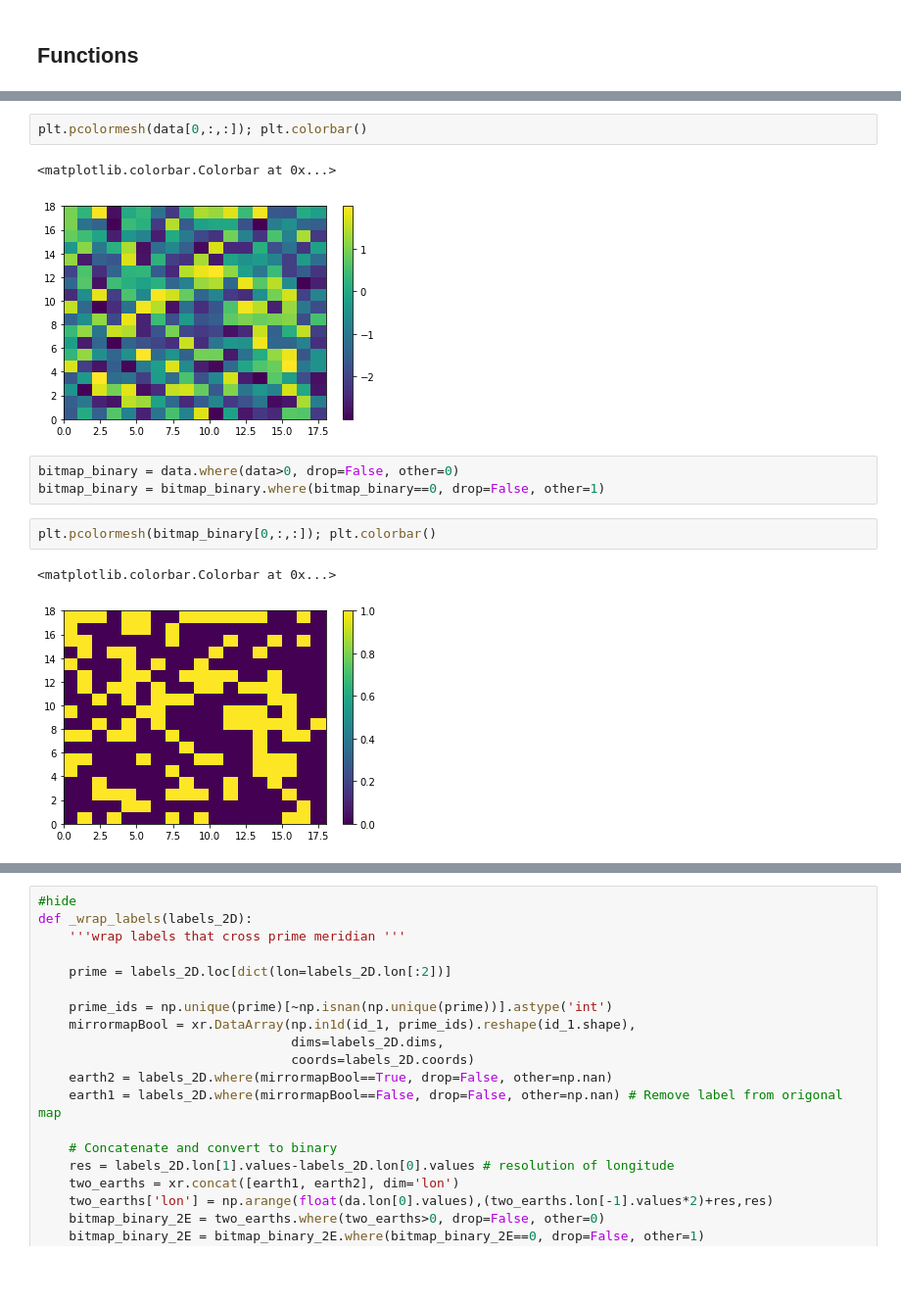
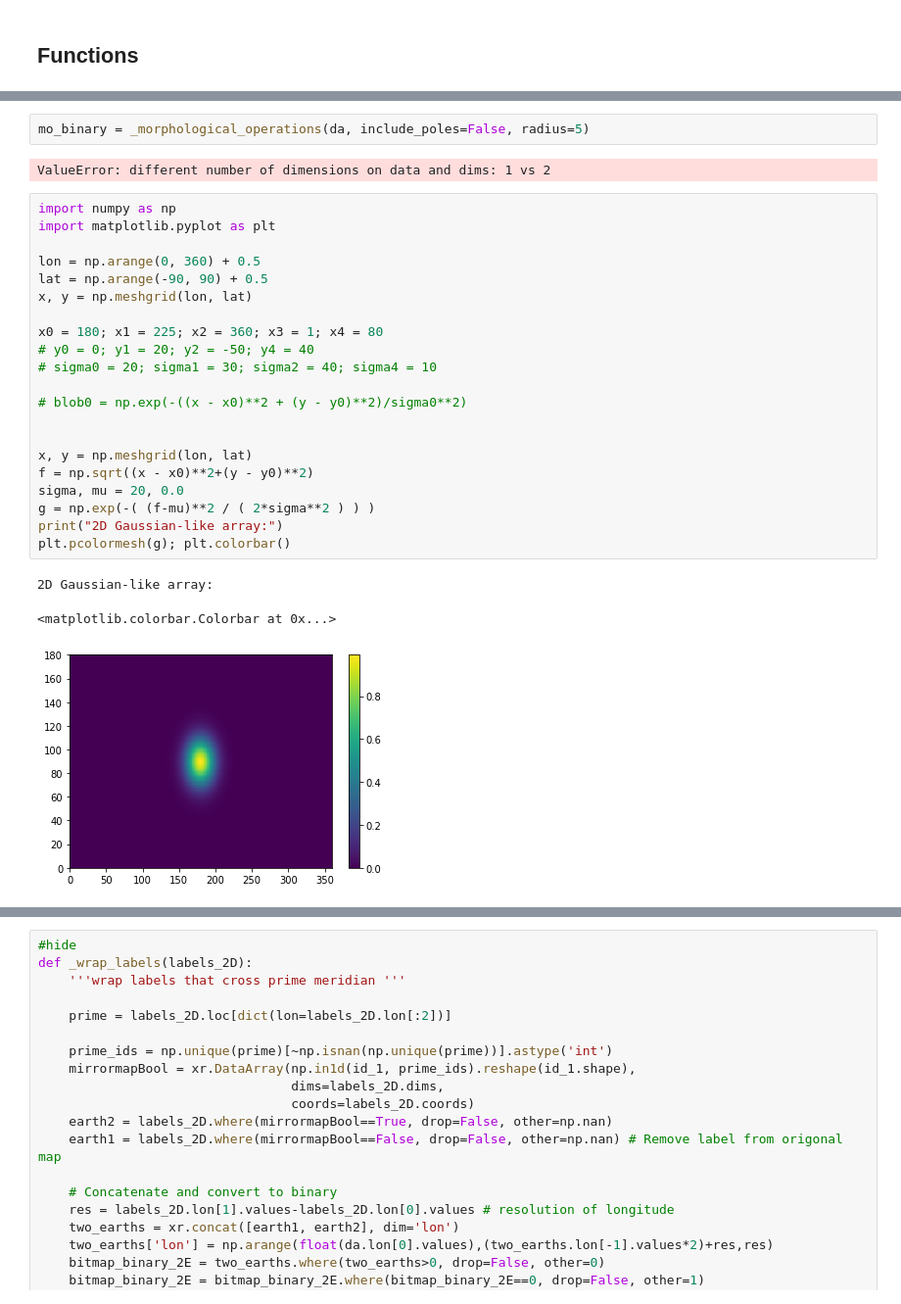
Before and after one commit to rabernat/ocetrac, a Jupyter notebook: 00_core.ipynb, the cells around one changed output, grey strips where cells are left out. Shown at 98% size. Saved outputs shown, nothing was run; the diff lists cells and outputs as text; blank space fills up the shorter version.

```diff
--- a/00_core.ipynb
+++ b/00_core.ipynb
@@ -120,13 +81,29 @@ plt.contourf(mo_binary[0,:,:]); plt.colorbar()
-# %%
-plt.pcolormesh(data[0,:,:]); plt.colorbar()
-# %% [output]
-<matplotlib.colorbar.Colorbar at 0x...>
-[figure, removed]
-# %%
-bitmap_binary = data.where(data>0, drop=False, other=0)
-bitmap_binary = bitmap_binary.where(bitmap_binary==0, drop=False, other=1)
-# %%
-plt.pcolormesh(bitmap_binary[0,:,:]); plt.colorbar()
-# %% [output]
-<matplotlib.colorbar.Colorbar at 0x...>
-[figure, removed]
+# %%
+mo_binary = _morphological_operations(da, include_poles=False, radius=5)
+# %% [output]
+ValueError: different number of dimensions on data and dims: 1 vs 2
+# %%
+import numpy as np
+import matplotlib.pyplot as plt
+
+lon = np.arange(0, 360) + 0.5
+lat = np.arange(-90, 90) + 0.5
+x, y = np.meshgrid(lon, lat)
+
+x0 = 180; x1 = 225; x2 = 360; x3 = 1; x4 = 80
+# y0 = 0; y1 = 20; y2 = -50; y4 = 40
+# sigma0 = 20; sigma1 = 30; sigma2 = 40; sigma4 = 10
+
+# blob0 = np.exp(-((x - x0)**2 + (y - y0)**2)/sigma0**2)
+
+
+x, y = np.meshgrid(lon, lat)
+f = np.sqrt((x - x0)**2+(y - y0)**2)
+sigma, mu = 20, 0.0
+g = np.exp(-( (f-mu)**2 / ( 2*sigma**2 ) ) )
+print("2D Gaussian-like array:")
+plt.pcolormesh(g); plt.colorbar()
+# %% [output]
+2D Gaussian-like array:
+<matplotlib.colorbar.Colorbar at 0x...>
+[figure, added]
```
Also changed, not shown: parts of 14 cells of this notebook, 1 other file.
